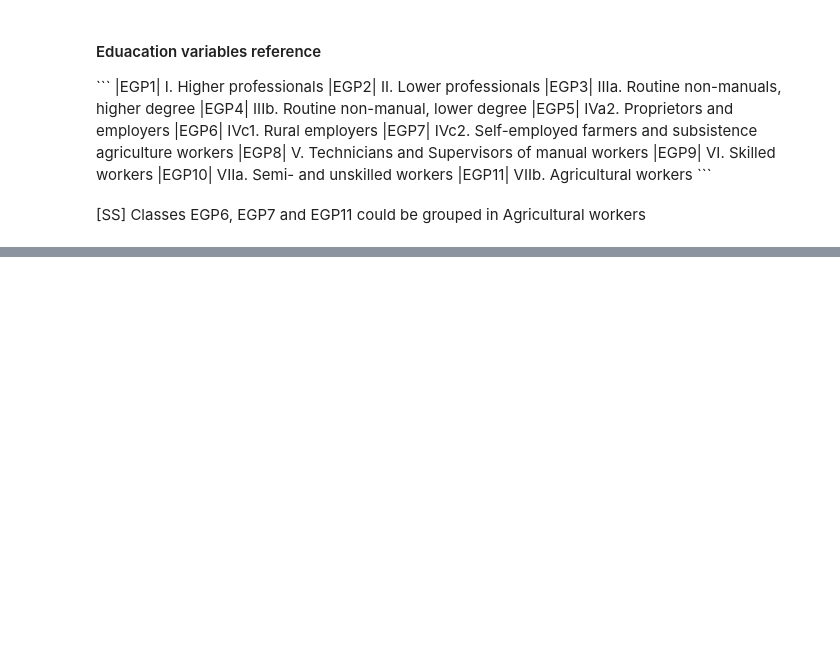
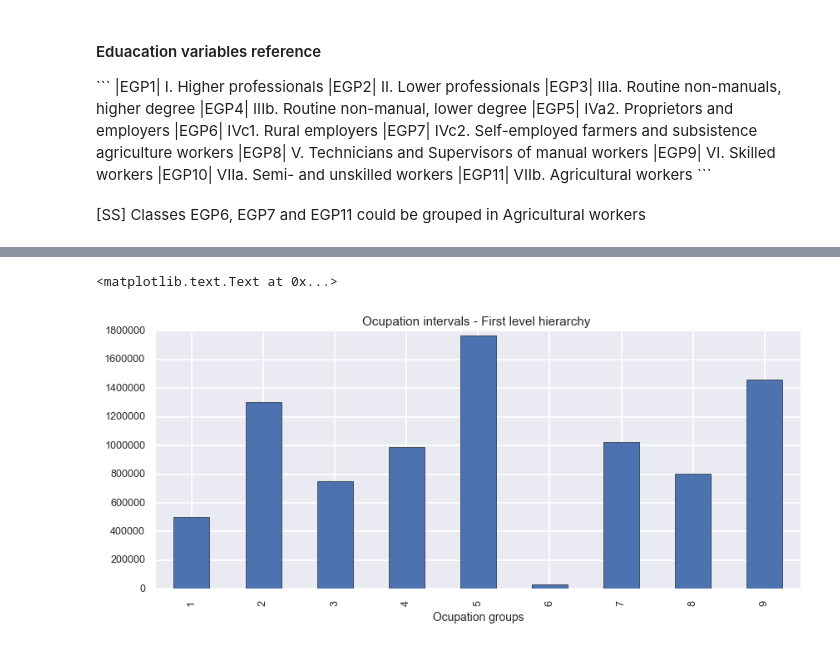
Before and after one commit to sandrofsousa/Resolution, a Jupyter notebook: Histograms - Sao Paulo.ipynb, the cells around one changed output, grey strips where cells are left out. Cells and saved outputs as stored; diff of their text form; code cells hidden in the pictures; blank space fills up the shorter version.

Commit message:
feat: add df for microdata, histograms with hierarchies and moran I

```diff
--- a/Histograms - Sao Paulo.ipynb
+++ b/Histograms - Sao Paulo.ipynb
@@ -225,0 +178,8 @@ ocupation.sum().plot(kind='bar')
+# %%
+dfocc = dfoccup.loc[:,("AREAP", "PESO", "V6461")]
+dfocc["V6461"] = dfocc["V6461"].map(lambda x: str(x)[0:3])
+dfocc.tail()
+# dfocc[dfocc.AREAP == 3518800005020]
+# dftt["valid"] = dftt["PESO"] != dftt["PESODOM"]  #for validation only
+# dfocc[dfocc.AREAP == 3503901003001]
+# dfocc[(dfocc.AREAP == 3503901003001) & (dfocc.V6461 =='133')]
@@ -225,0 +201,4 @@ ocupation.sum().plot(kind='bar')
+# %%
+table = pd.pivot_table(dfocc, values='PESO', index=['AREAP'], columns=['V6461'], aggfunc=np.sum, fill_value=0)
+dfocc_group = pd.DataFrame(table)
+dfocc_group.head()
@@ -225,0 +214,18 @@ ocupation.sum().plot(kind='bar')
+# %%
+# slice ocupations columns for second hierarchy level
+
+dfocc_group['1'] = dfocc_group[['110','111','112','121','122','131','132','133','134','141','142','143']].sum(axis=1)
+dfocc_group['2'] = dfocc_group[['210','211','212','213','214','215','216','221','222','223','224','225','226',
+                                '231','232','233','234','235','241','242','243','251','252','261','262','263',
+                                '264','265','299']].sum(axis=1)
+dfocc_group['3'] = dfocc_group[['311','312','313','314','315','321','322','323','324','325','331','332','333',
+                                '334','335','341','342','343','351','352']].sum(axis=1)
+dfocc_group['4'] = dfocc_group[['411','412','413','421','422','431','432','441']].sum(axis=1)
+dfocc_group['5'] = dfocc_group[['511','512','513','514','515','516','521','522','523','524','531','532','541',
+                                '599']].sum(axis=1)
+dfocc_group['6'] = dfocc_group[['611','612','613','621','622']].sum(axis=1)
+dfocc_group['7'] = dfocc_group[['711','712','713','721','722','723','731','732','741','742','751','752','753',
+                                '754']].sum(axis=1)
+dfocc_group['8'] = dfocc_group[['811','812','813','814','815','816','817','818','821','831','832','833','834',
+                                '835']].sum(axis=1)
+dfocc_group['9'] = dfocc_group[['911','912','921','931','932','933','941','951','952','961','962','999']].sum(axis=1)
@@ -225,0 +234,17 @@ ocupation.sum().plot(kind='bar')
+# %%
+# plot income
+% matplotlib inline
+
+sns.set_style("darkgrid")
+sns.set_context("talk", font_scale=0.7, rc={"lines.linewidth": 1.5})
+plt.figure(facecolor="white", figsize=(10, 4), dpi=300)
+plt.xlabel('Ocupation groups')
+plt.title('Ocupation intervals - First level hierarchy ')
+plt.ticklabel_format(style='plain', axis='y')
+
+fig1 = dfocc_group.loc[:,"1":"9"].sum().plot(kind='bar')
+plt.xlabel('Ocupation groups')
+# fig1.set_xticklabels(labelsl1)
+# %% [output]
+<matplotlib.text.Text at 0x...>
+[figure, added]
```
Also changed, not shown: parts of 38 cells of this notebook.
